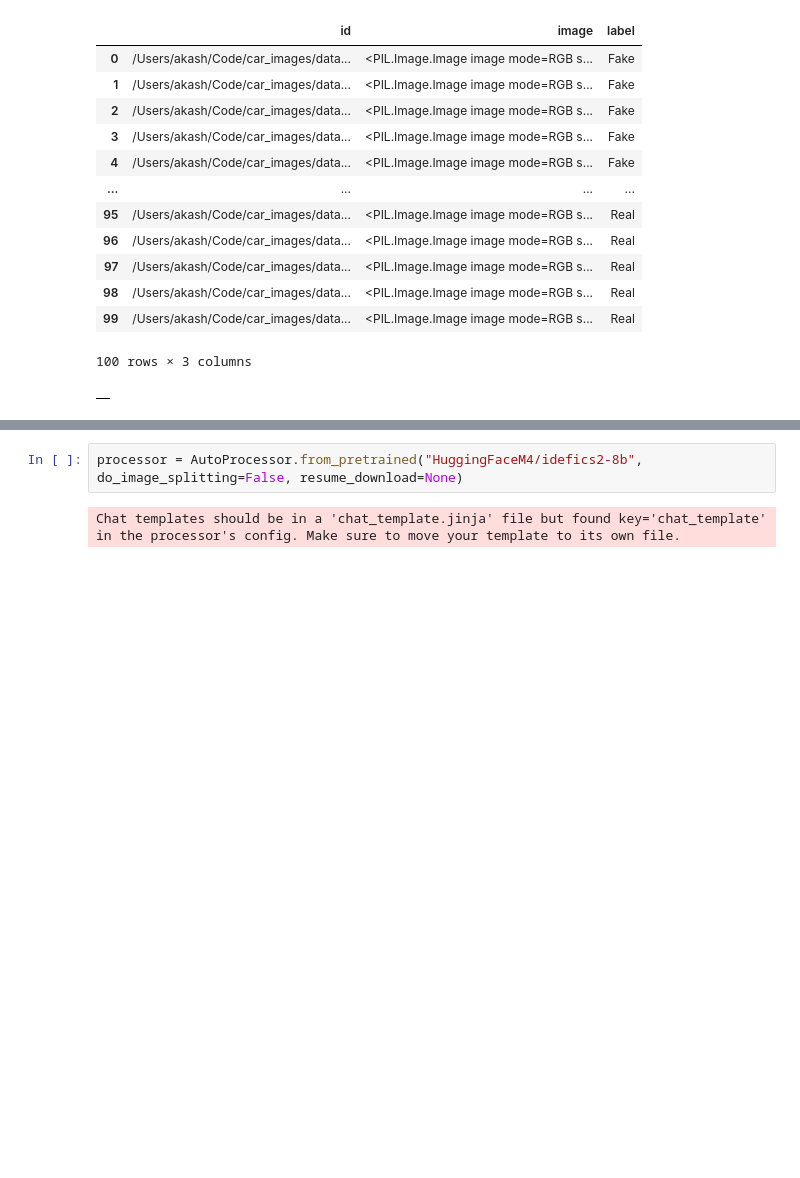
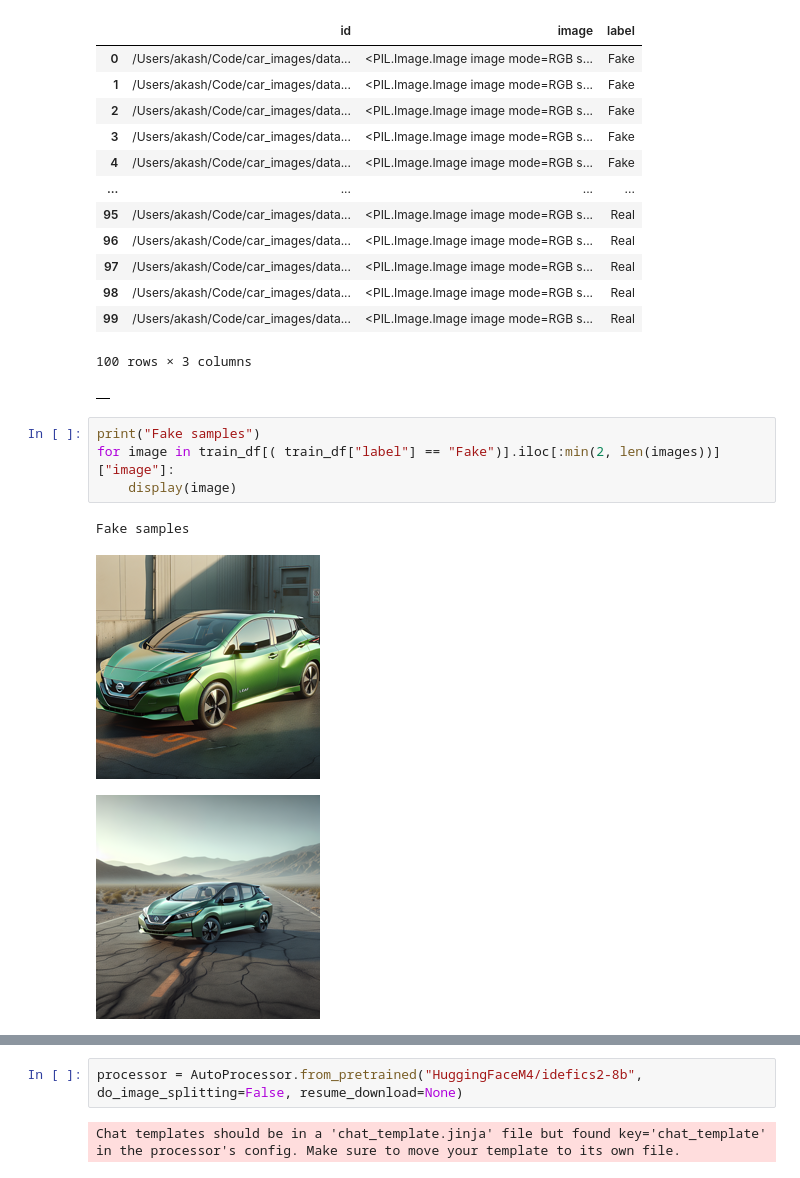
Before and after one commit to owleyes/car_images, a Jupyter notebook: detector.ipynb, the cells around one changed output, grey strips where cells are left out. Cells and saved outputs as stored; diff of their text form; blank space fills up the shorter version.

```diff
--- a/detector.ipynb
+++ b/detector.ipynb
@@ -73,3 +73,11 @@ display(eval_df)
 | 99 | /Users/akash/Code/car_images/data... | <PIL.Image.Image image mode=RGB s... | Real |
 100 rows × 3 columns
 |  |
+# %%
+print("Fake samples")
+for image in train_df[( train_df["label"] == "Fake")].iloc[:min(2, len(images))]["image"]:
+    display(image)
+# %% [output]
+Fake samples
+[figure, added]
+[figure, added]
```
Also changed, not shown: parts of 1 cell of this notebook.
